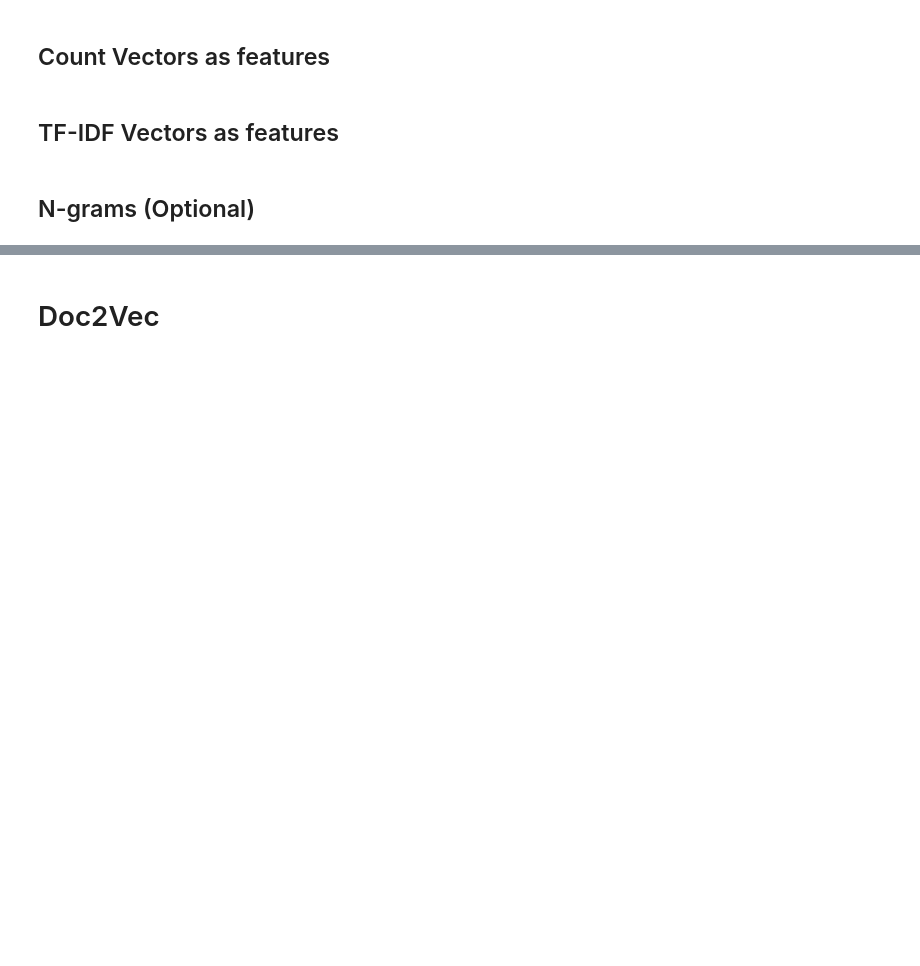
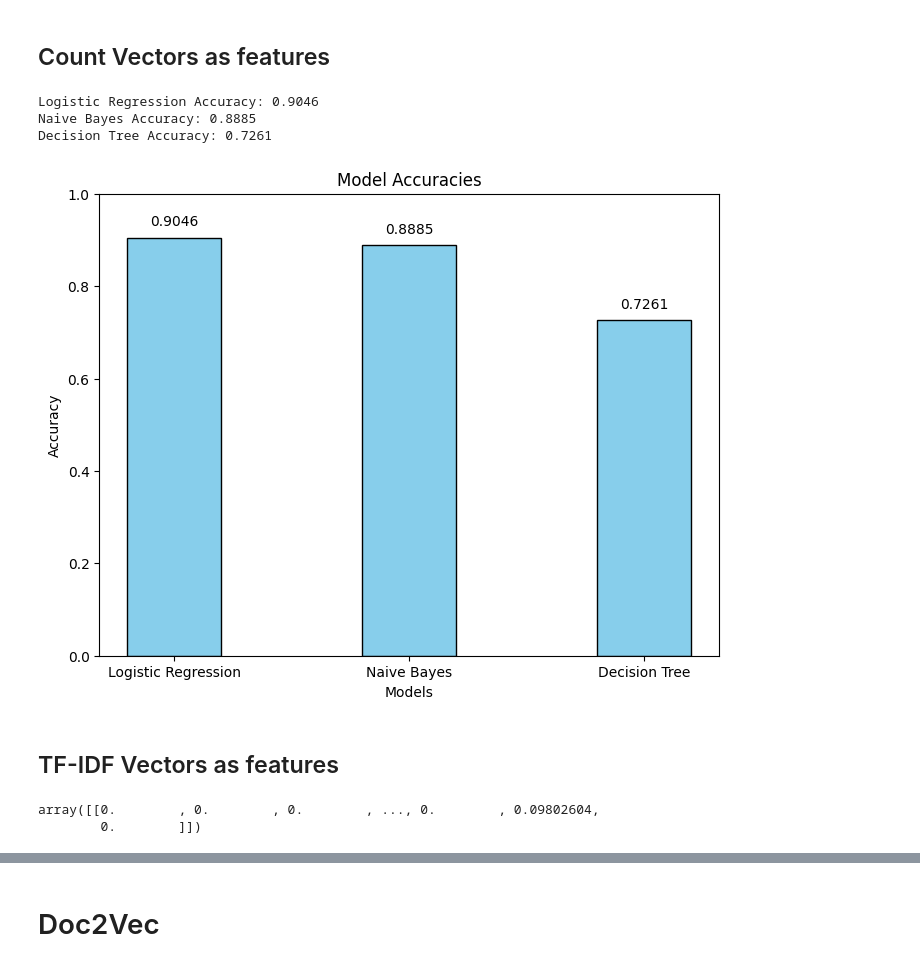
Before and after one commit to trnqbao/Vietnamese-Document-Classification, a Jupyter notebook: NLP_Midterm.ipynb, the cells around one changed output, grey strips where cells are left out. Drawn from its saved outputs; the diff is of its cells as text; code cells hidden in the pictures; blank space fills up the shorter version.

```diff
--- a/NLP_Midterm.ipynb
+++ b/NLP_Midterm.ipynb
@@ -228,4 +228,14 @@ def plot_accuracies(accuracies):
+# %%
+count_vectorizer = CountVectorizer(max_features=5000)
+X_train_count = count_vectorizer.fit_transform(X_train)
+X_test_count = count_vectorizer.transform(X_test)
+# %%
+accuracies = classification_pipeline(X_train_count, X_test_count, y_train, y_test)
+plot_accuracies(accuracies)
+# %% [output]
+Logistic Regression Accuracy: 0.9046
+Naive Bayes Accuracy: 0.8885
+Decision Tree Accuracy: 0.7261
+[figure, added]
 # %% [markdown]
 ## TF-IDF Vectors as features
-# %% [markdown]
-## N-grams (Optional)
@@ -231,0 +246,5 @@ def plot_accuracies(accuracies):
+# %%
+X_train_tfidf[0].toarray()
+# %% [output]
+array([[0.        , 0.        , 0.        , ..., 0.        , 0.09802604,
+        0.        ]])
```
Also changed, not shown: parts of 23 cells of this notebook.
